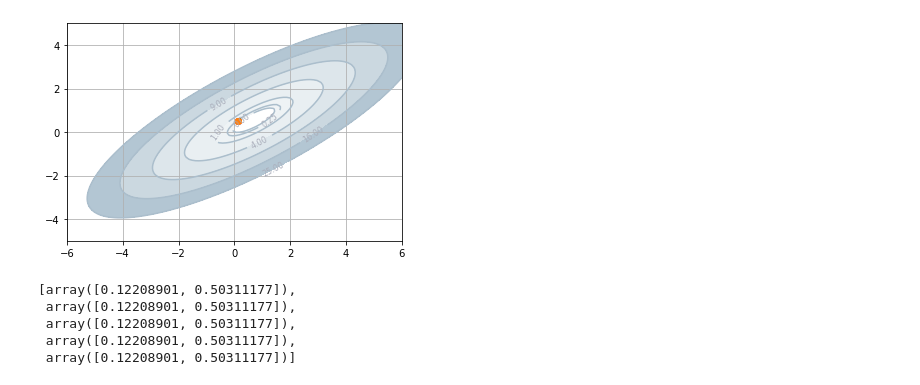
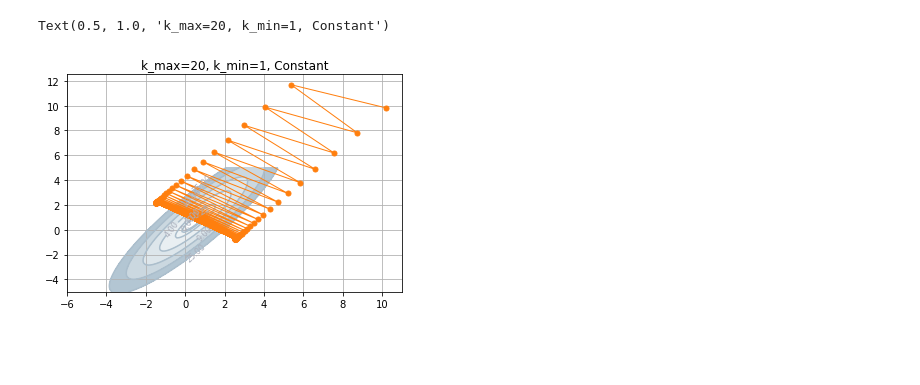
Before and after one commit to Alexeiyaganov/made_mo_ml, a Jupyter notebook: hw2/experiments.ipynb, the cells around one changed output. Drawn from its saved outputs; the diff is of its cells as text; code cells hidden in the pictures; blank space fills up the shorter version.

```diff
--- a/hw2/experiments.ipynb
+++ b/hw2/experiments.ipynb
@@ -62,14 +54,14 @@ gd = methods.GradientDescent(qoracle, np.random.random(2)*1,
+# %%
+k_max = 20
+qoracle = make_quad_func(k_max)
+x_0 = np.random.random(2)*30
+gd = methods.GradientDescent(qoracle, x_0, tolerance=1e-9,
+                             line_search_options=methods.LineSearchTool('Constant'))
 # %%
 hist = gd.run()
 plot_levels(qoracle.func)
 plot_trajectory(qoracle.func, hist['x'])
+plt.title('k_max={}, k_min=1, Constant'.format(str(k_max)))
 # %% [output]
+Text(0.5, 1.0, 'k_max=20, k_min=1, Constant')
-[figure, old version]
+[figure, new version]
-# %%
-hist['x'][:5]
-# %% [output]
-[array([0.12208901, 0.50311177]),
- array([0.12208901, 0.50311177]),
- array([0.12208901, 0.50311177]),
- array([0.12208901, 0.50311177]),
- array([0.12208901, 0.50311177])]
```
Also changed, not shown: parts of 23 cells of this notebook.
